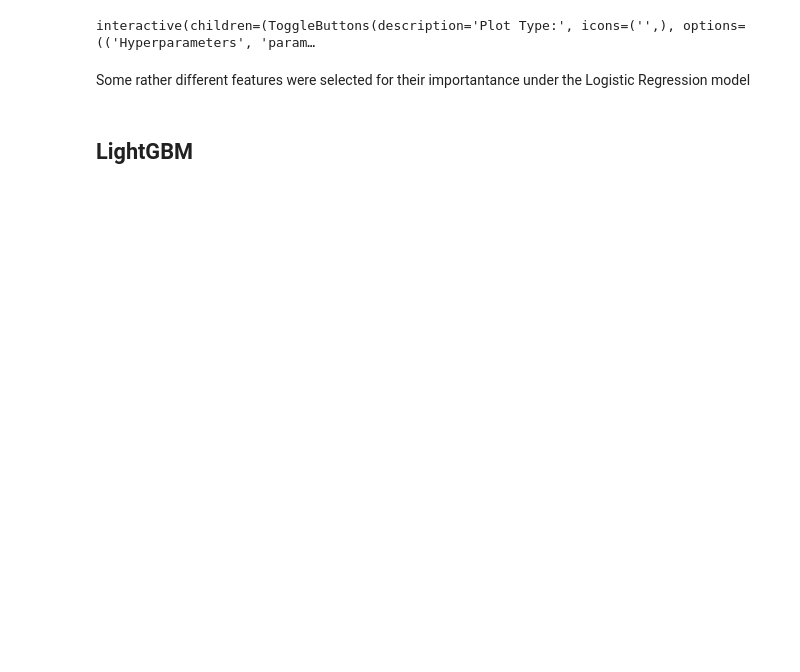
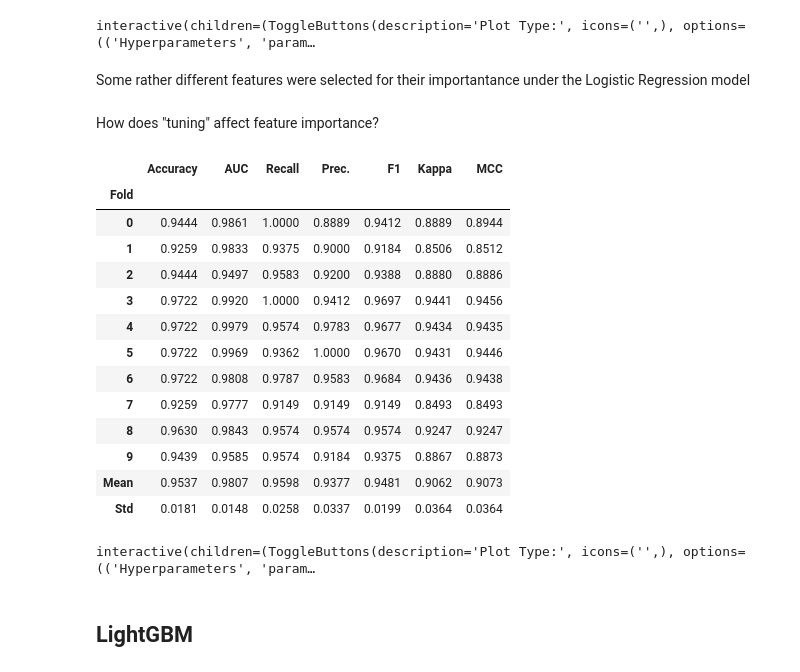
Before and after one commit to ITCS4122VISUALANALYTICS/Charlotte_Housing, a Jupyter notebook: notebooks/modeling.ipynb, the cells around one changed output. Saved outputs shown, nothing was run; the diff lists cells and outputs as text; code cells hidden in the pictures; blank space fills up the shorter version.

Commit message:
modeling continured

```diff
--- a/notebooks/modeling.ipynb
+++ b/notebooks/modeling.ipynb
@@ -328,6 +344,29 @@ evaluate_model(lr)
 interactive(children=(ToggleButtons(description='Plot Type:', icons=('',), options=(('Hyperparameters', 'param…
 # %% [markdown]
 Some rather different features were selected for their importantance under the Logistic Regression model
+# %% [markdown]
+How does "tuning" affect feature importance?
+# %%
+lr_tuned = tune_model(lr)
+# %% [output]
+|  | Accuracy | AUC | Recall | Prec. | F1 | Kappa | MCC |
+| Fold |  |  |  |  |  |  |  |
+| 0 | 0.9444 | 0.9861 | 1.0000 | 0.8889 | 0.9412 | 0.8889 | 0.8944 |
+| 1 | 0.9259 | 0.9833 | 0.9375 | 0.9000 | 0.9184 | 0.8506 | 0.8512 |
+| 2 | 0.9444 | 0.9497 | 0.9583 | 0.9200 | 0.9388 | 0.8880 | 0.8886 |
+| 3 | 0.9722 | 0.9920 | 1.0000 | 0.9412 | 0.9697 | 0.9441 | 0.9456 |
+| 4 | 0.9722 | 0.9979 | 0.9574 | 0.9783 | 0.9677 | 0.9434 | 0.9435 |
+| 5 | 0.9722 | 0.9969 | 0.9362 | 1.0000 | 0.9670 | 0.9431 | 0.9446 |
+| 6 | 0.9722 | 0.9808 | 0.9787 | 0.9583 | 0.9684 | 0.9436 | 0.9438 |
+| 7 | 0.9259 | 0.9777 | 0.9149 | 0.9149 | 0.9149 | 0.8493 | 0.8493 |
+| 8 | 0.9630 | 0.9843 | 0.9574 | 0.9574 | 0.9574 | 0.9247 | 0.9247 |
+| 9 | 0.9439 | 0.9585 | 0.9574 | 0.9184 | 0.9375 | 0.8867 | 0.8873 |
+| Mean | 0.9537 | 0.9807 | 0.9598 | 0.9377 | 0.9481 | 0.9062 | 0.9073 |
+| Std | 0.0181 | 0.0148 | 0.0258 | 0.0337 | 0.0199 | 0.0364 | 0.0364 |
+# %%
+evaluate_model(lr_tuned)
+# %% [output]
+interactive(children=(ToggleButtons(description='Plot Type:', icons=('',), options=(('Hyperparameters', 'param…
 # %% [markdown]
 ## LightGBM
 # %%
```
Also changed, not shown: parts of 30 cells of this notebook, 2 other files.
